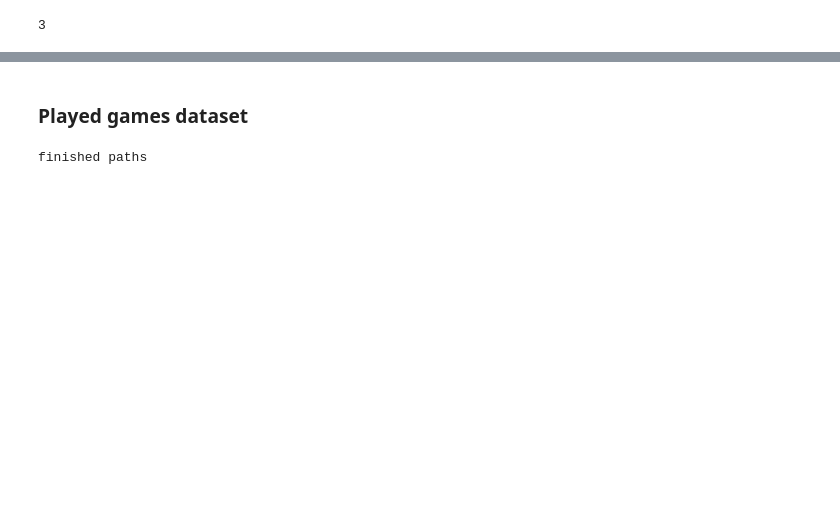
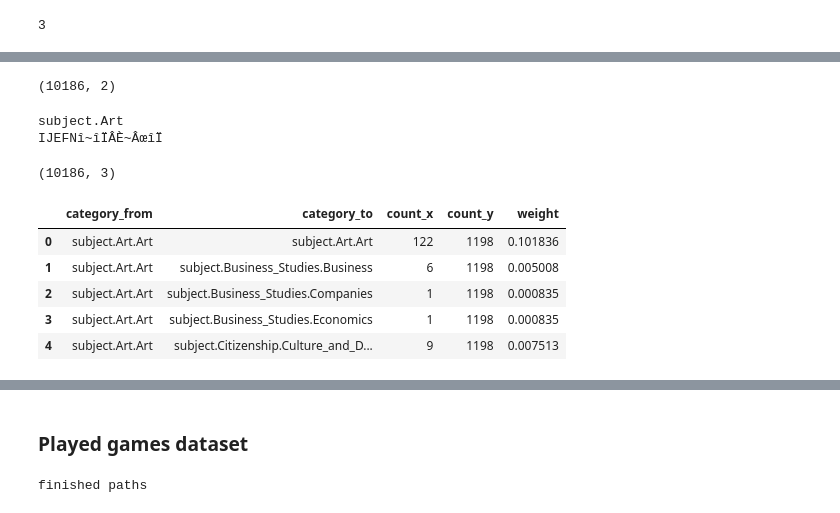
Before and after one commit to khalilacheche/ada-2022-project-adaes, a Jupyter notebook: main.ipynb, the cells around one changed output, grey strips where cells are left out. Saved outputs shown, nothing was run; the diff lists cells and outputs as text; code cells hidden in the pictures; blank space fills up the shorter version.

```diff
--- a/main.ipynb
+++ b/main.ipynb
@@ -104,0 +85,23 @@ print((nx.shortest_path_length(G,source="Asteroid",target="Viking")))
+# %%
+topics_general = topics_general.drop_duplicates(subset=['category_from']).dropna()
+topics_general["category_from"] = topics_general["category_from"]+  topics_general["category_to"]
+topics_general = topics_general.drop_duplicates(subset=['category_from']).dropna()
+print(topics_general.shape)
+# %% [output]
+(10186, 2)
+# %%
+def reduce(s):
+    index1 = s.find('.')
+    if index1==-1 :
+        return s
+    if '.' in s[index1+1:]:
+        index2 = s.index('.',index1+1)
+    else :
+        return s[0:index1]
+    return s[0:index2]
+
+print(reduce("subject.Art.Art"))
+print(reduce("IJEFNî~îÏÂÈ~ÂœîÏ"))
+# %% [output]
+subject.Art
+IJEFNî~îÏÂÈ~ÂœîÏ
@@ -104,0 +111,19 @@ print((nx.shortest_path_length(G,source="Asteroid",target="Viking")))
+# %%
+topics_general = topics_general.groupby(by=["category_from","category_to"]).size().reset_index()
+topics_general = topics_general.rename(columns= {0 : 'count'}) #we can use the count to have a weighted graph
+topics_general.shape
+# %% [output]
+(10186, 3)
+# %%
+#Adding weight to the edges
+topics2 = topics.groupby(by="category_from").sum()
+topics = pd.merge(topics,topics2,left_on='category_from',right_on='category_from')
+topics["weight"] = topics["count_x"]/topics["count_y"]
+topics.head()
+# %% [output]
+|  | category_from | category_to | count_x | count_y | weight |
+| 0 | subject.Art.Art | subject.Art.Art | 122 | 1198 | 0.101836 |
+| 1 | subject.Art.Art | subject.Business_Studies.Business | 6 | 1198 | 0.005008 |
+| 2 | subject.Art.Art | subject.Business_Studies.Companies | 1 | 1198 | 0.000835 |
+| 3 | subject.Art.Art | subject.Business_Studies.Economics | 1 | 1198 | 0.000835 |
+| 4 | subject.Art.Art | subject.Citizenship.Culture_and_D... | 9 | 1198 | 0.007513 |
```
Also changed, not shown: parts of 20 cells of this notebook, 1 other file.
